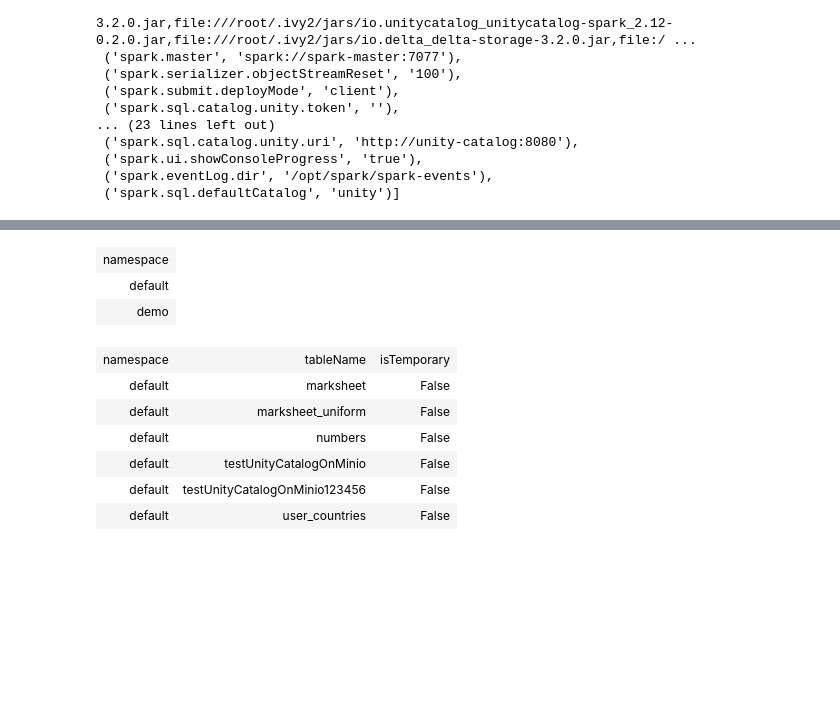
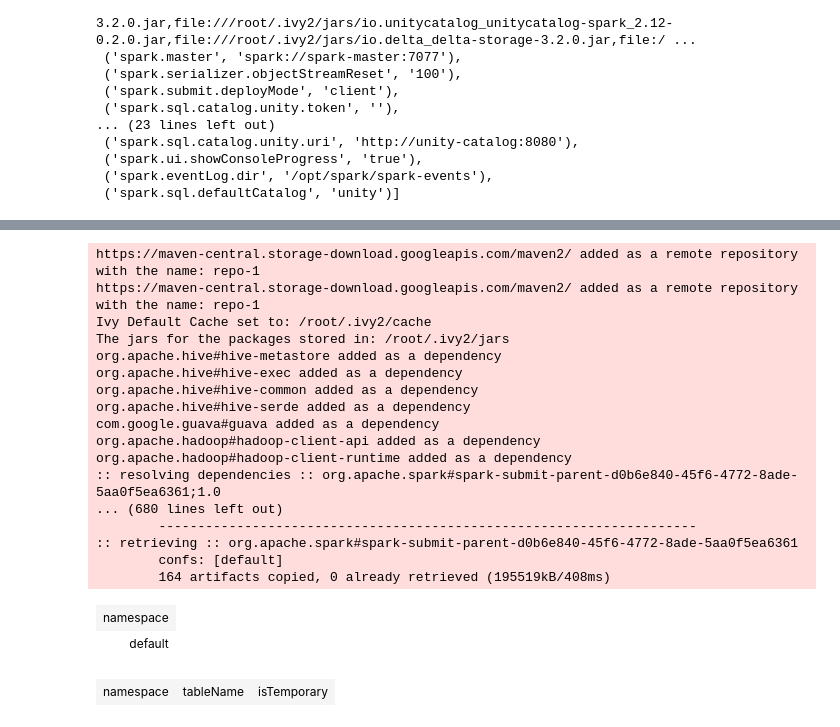
Before and after one commit to jerinsam/integration-spark-catalog-lakehouse, a Jupyter notebook: spark-working-folder/spark_apps/5-delta-hive-metastore-and-minio-config.ipynb, the cells around one changed output, grey strips where cells are left out. Saved outputs shown, nothing was run; the diff lists cells and outputs as text; code cells hidden in the pictures; blank space fills up the shorter version.

```diff
--- a/spark-working-folder/spark_apps/5-delta-hive-metastore-and-minio-config.ipynb
+++ b/spark-working-folder/spark_apps/5-delta-hive-metastore-and-minio-config.ipynb
@@ -91,18 +99,28 @@ SHOW CATALOGS;
 # %%
 %%sparksql
-SHOW SCHEMAS IN unity;
+SHOW DATABASES;
 # %% [output]
+https://maven-central.storage-download.googleapis.com/maven2/ added as a remote repository with the name: repo-1
+https://maven-central.storage-download.googleapis.com/maven2/ added as a remote repository with the name: repo-1
+Ivy Default Cache set to: /root/.ivy2/cache
+The jars for the packages stored in: /root/.ivy2/jars
+org.apache.hive#hive-metastore added as a dependency
+org.apache.hive#hive-exec added as a dependency
+org.apache.hive#hive-common added as a dependency
+org.apache.hive#hive-serde added as a dependency
+com.google.guava#guava added as a dependency
+org.apache.hadoop#hadoop-client-api added as a dependency
+org.apache.hadoop#hadoop-client-runtime added as a dependency
+:: resolving dependencies :: org.apache.spark#spark-submit-parent-d0b6e840-45f6-4772-8ade-5aa0f5ea6361;1.0
+... (680 lines left out)
+        ---------------------------------------------------------------------
+:: retrieving :: org.apache.spark#spark-submit-parent-d0b6e840-45f6-4772-8ade-5aa0f5ea6361
+        confs: [default]
+        164 artifacts copied, 0 already retrieved (195519kB/408ms)
 | namespace |
 | default |
-| demo |
 # %%
 %%sparksql
-SHOW TABLES IN unity.default;
+SHOW TABLES;
 # %% [output]
 | namespace | tableName | isTemporary |
-| default | marksheet | False |
-| default | marksheet_uniform | False |
-| default | numbers | False |
-| default | testUnityCatalogOnMinio | False |
-| default | testUnityCatalogOnMinio123456 | False |
-| default | user_countries | False |
```
Also changed, not shown: parts of 20 cells of this notebook, 36 other files.
